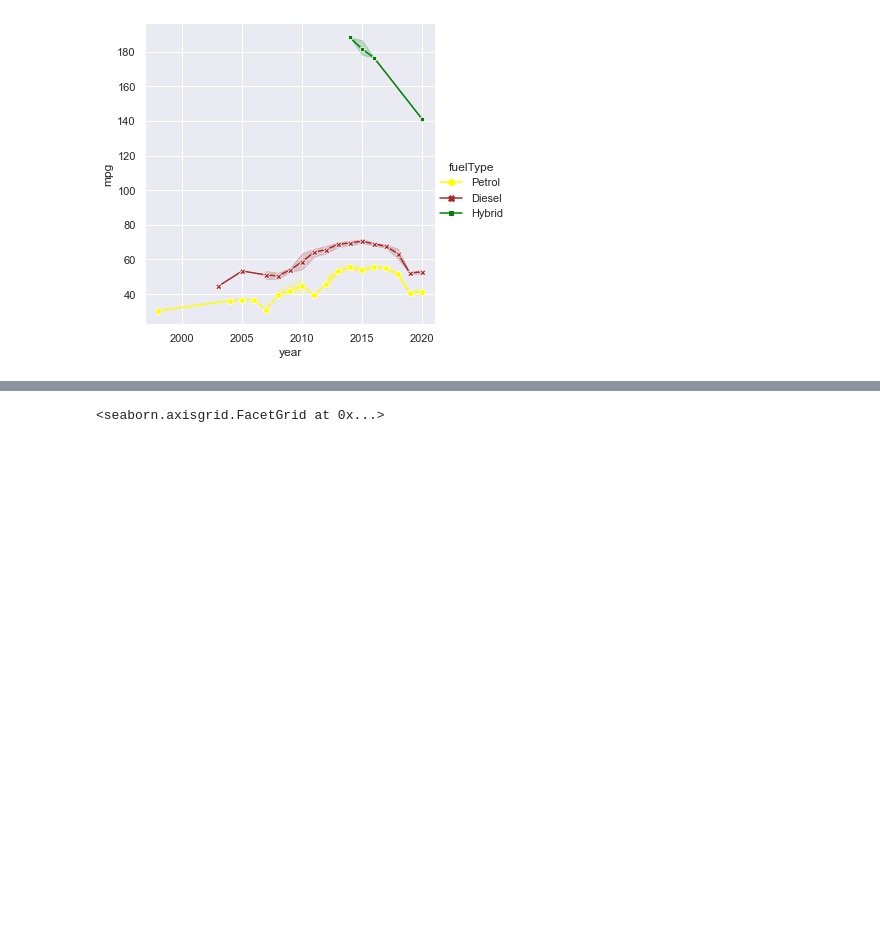
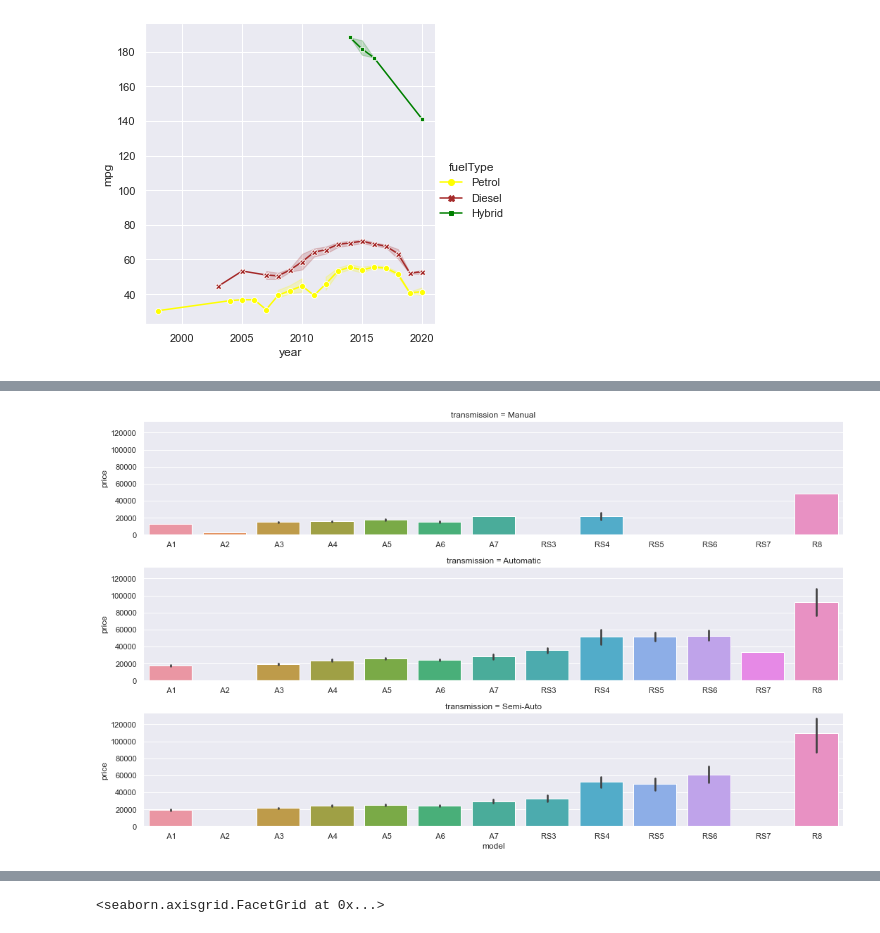
Before and after one commit to developerHobday/data-visualization, a Jupyter notebook: seaborn.ipynb, the cells around one changed output, grey strips where cells are left out. Saved outputs shown, nothing was run; the diff lists cells and outputs as text; code cells hidden in the pictures; blank space fills up the shorter version.

```diff
--- a/seaborn.ipynb
+++ b/seaborn.ipynb
@@ -76,0 +105,13 @@ _ = sns.relplot(data = df,
+# %%
+# bar plots show the mean.  This is useful when there are the data spread is large, so summarizing the data helps to focus.
+
+model_order = [' A1', ' A2', ' A3', ' A4', ' A5', ' A6', ' A7', ' RS3', ' RS4', ' RS5', ' RS6', ' RS7', ' R8'] # leave out some models
+_ = sns.catplot(kind='bar',
+    data = audi_df, row='transmission',
+    x = 'model', order=model_order,
+    y='price',
+    height=3, aspect=15/3, sharex=False,
+    # ci = None, # The black line shows a 95% confidence interval for the real population mean.
+)
+# %% [output]
+[figure, added]
```
Also changed, not shown: parts of 10 cells of this notebook.
